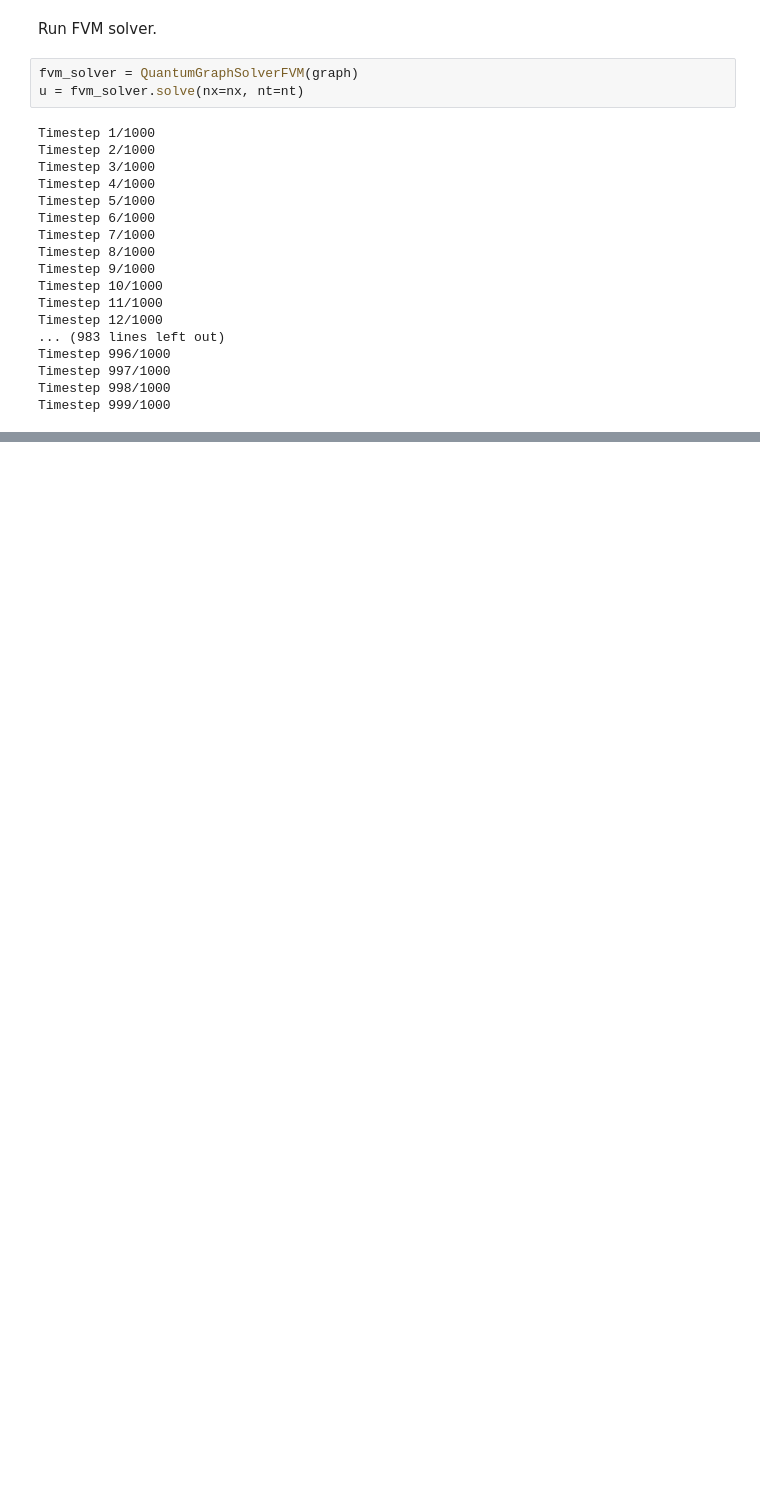
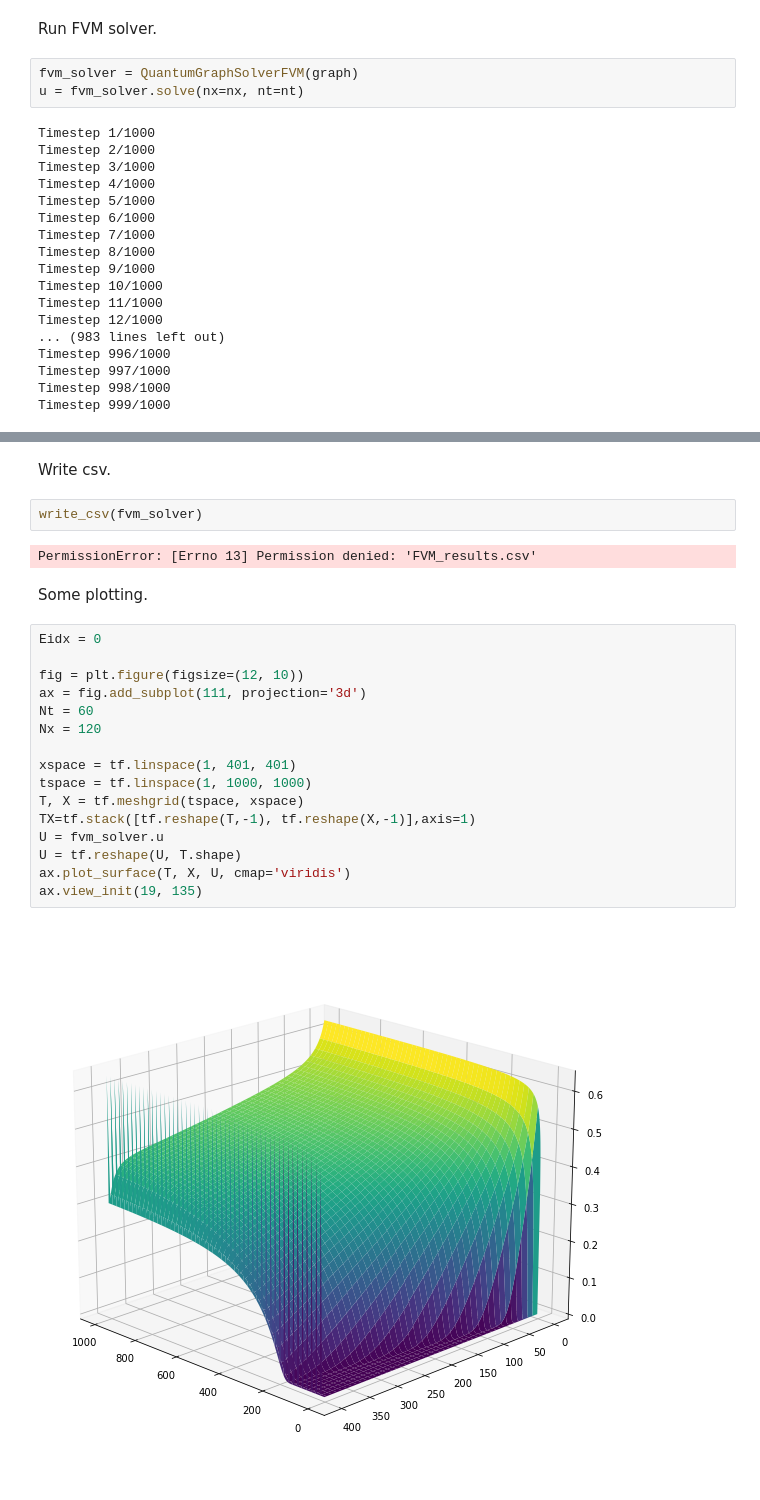
Before and after one commit to TomRiem/Master-Thesis-Riemer, a Jupyter notebook: Jupyter/Master_Thesis.ipynb, the cells around one changed output, grey strips where cells are left out. Cells and saved outputs as stored; diff of their text form; blank space fills up the shorter version.

```diff
--- a/Jupyter/Master_Thesis.ipynb
+++ b/Jupyter/Master_Thesis.ipynb
@@ -230,0 +67,26 @@ fvm_solver.write_csv()
+# %% [markdown]
+Write csv.
+# %%
+write_csv(fvm_solver)
+# %% [output]
+PermissionError: [Errno 13] Permission denied: 'FVM_results.csv'
+# %% [markdown]
+Some plotting.
+# %%
+Eidx = 0
+
+fig = plt.figure(figsize=(12, 10))
+ax = fig.add_subplot(111, projection='3d')
+Nt = 60
+Nx = 120
+
+xspace = tf.linspace(1, 401, 401)
+tspace = tf.linspace(1, 1000, 1000)
+T, X = tf.meshgrid(tspace, xspace)
+TX=tf.stack([tf.reshape(T,-1), tf.reshape(X,-1)],axis=1)
+U = fvm_solver.u
+U = tf.reshape(U, T.shape)
+ax.plot_surface(T, X, U, cmap='viridis')
+ax.view_init(19, 135)
+# %% [output]
+[figure, added]
```
Also changed, not shown: parts of 30 cells of this notebook, 2 other files.
